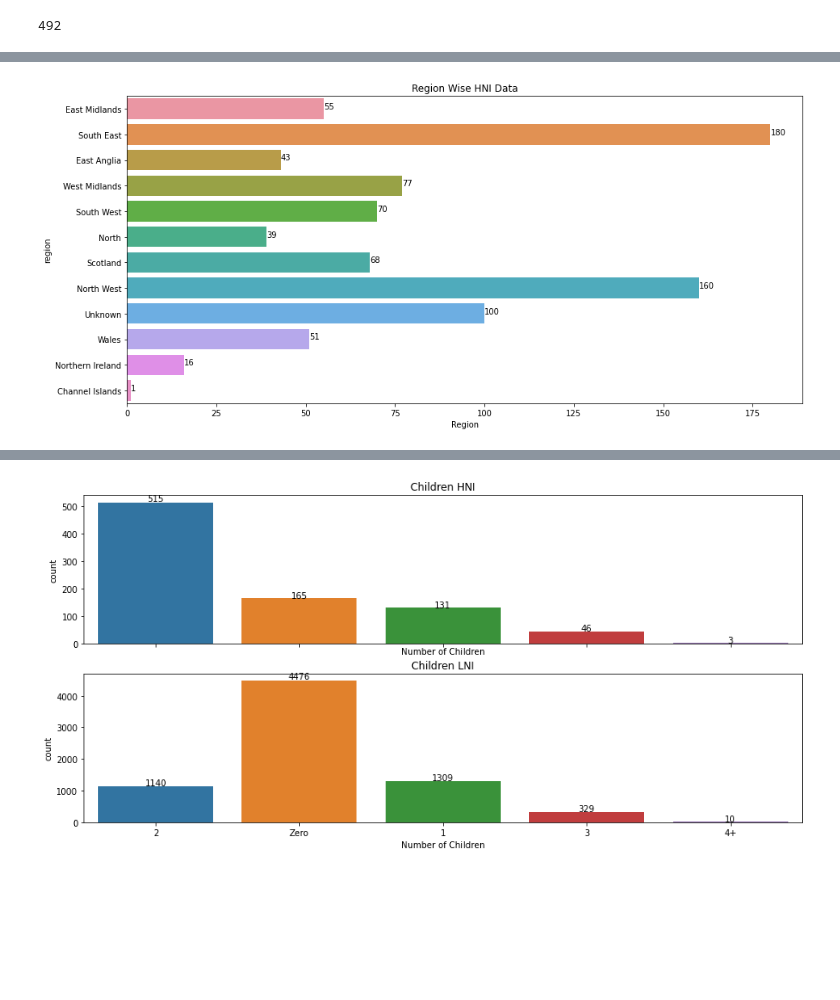
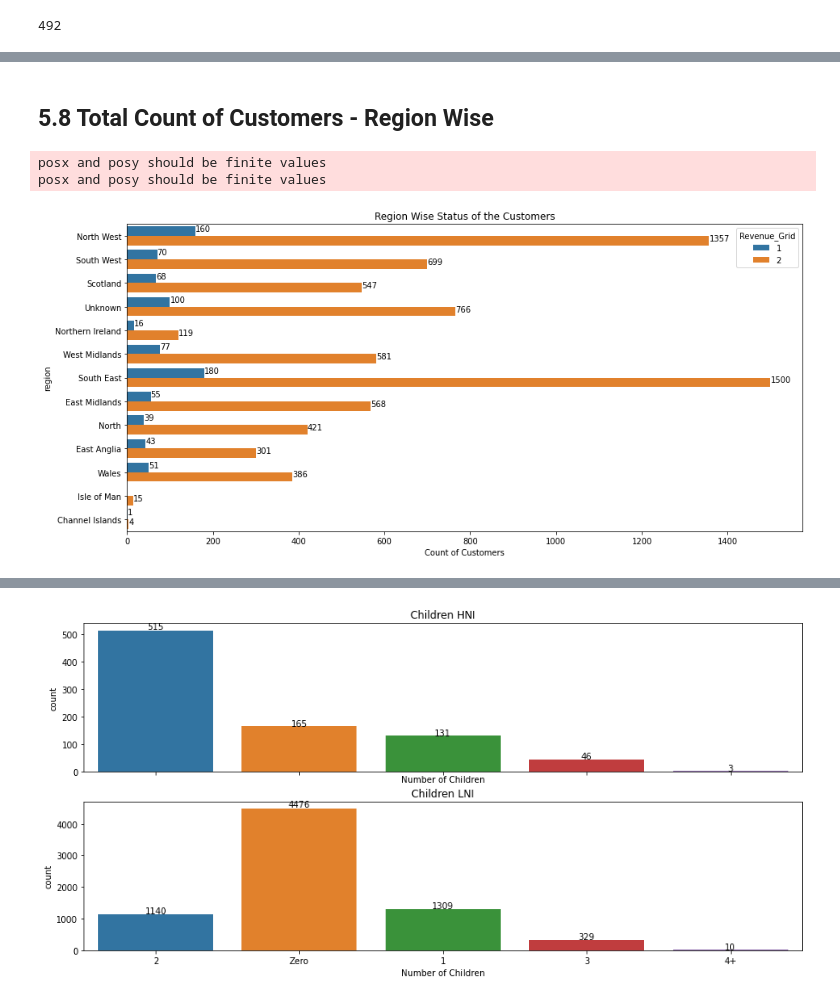
Before and after one commit to pdas544/ML1_Customer_Classification, a Jupyter notebook: CustomerClasssification.ipynb, the cells around one changed output, grey strips where cells are left out. Drawn from its saved outputs; the diff is of its cells as text; code cells hidden in the pictures; blank space fills up the shorter version.

```diff
--- a/CustomerClasssification.ipynb
+++ b/CustomerClasssification.ipynb
@@ -330,18 +326,21 @@ plt.show()
+# %% [markdown]
+## 5.8 Total Count of Customers - Region Wise
 # %%
 #displaying the HNI data region wise
-data = custTrain['region'][custTrain['Revenue_Grid'] == 1]
+#dataRegionWise = custTrain['region'][custTrain['Revenue_Grid']]
 
 fig = plt.figure(figsize=[15, 7])
 
 
-
-ax = sns.countplot(y=data)
+ax = sns.countplot(y='region',hue='Revenue_Grid',data=custTrain)
 
 show_values(ax,'h',space=0)
 
-ax.set_title(label = 'Region Wise HNI Data', size = 12)
-ax.set_xlabel(xlabel = 'Region')
+ax.set_title(label = 'Region Wise Status of the Customers', size = 12)
+ax.set_xlabel(xlabel = 'Count of Customers')
 
 plt.show()
 # %% [output]
+posx and posy should be finite values
+posx and posy should be finite values
-[figure, old version]
+[figure, new version]
```
Also changed, not shown: parts of 33 cells of this notebook.
